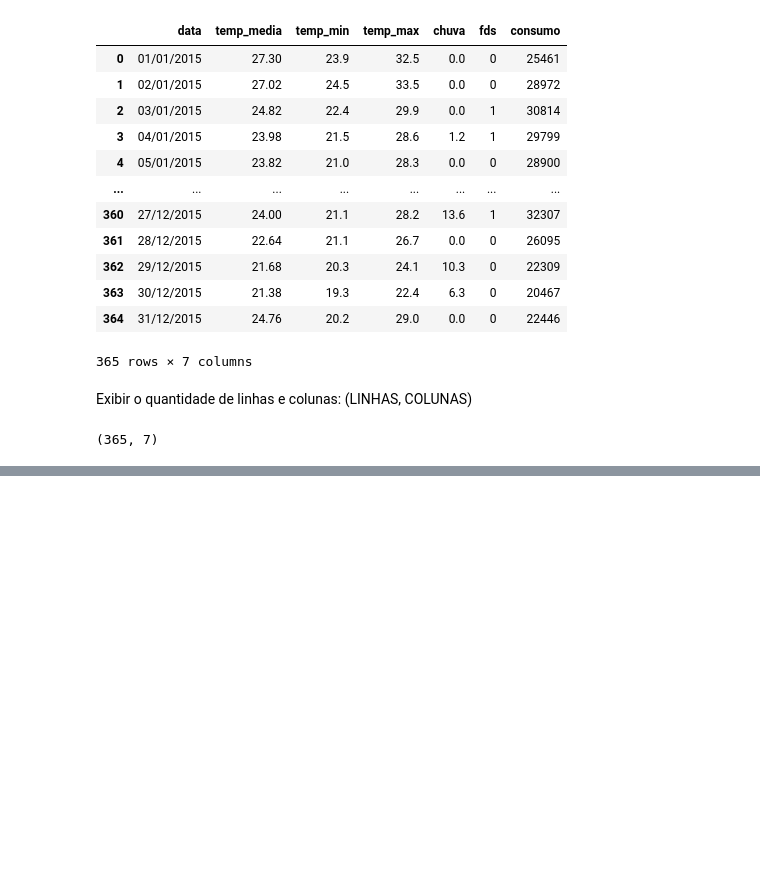
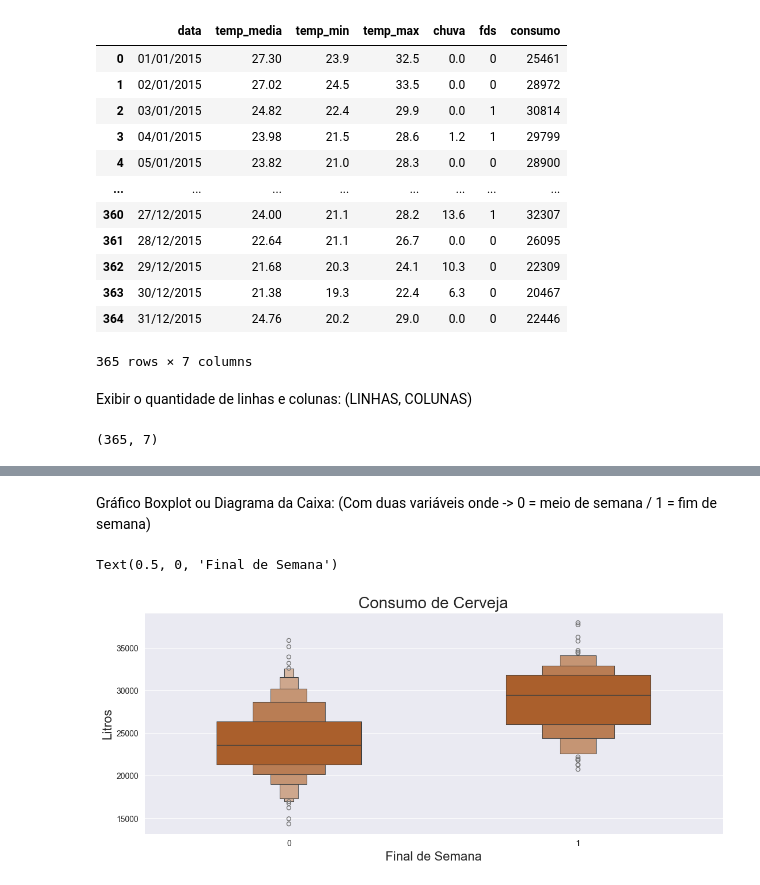
Before and after one commit to Pedrr01/ML_Estudos, a Jupyter notebook: Projeto01.ipynb, the cells around one changed output, grey strips where cells are left out. Saved outputs shown, nothing was run; the diff lists cells and outputs as text; code cells hidden in the pictures; blank space fills up the shorter version.

```diff
--- a/Projeto01.ipynb
+++ b/Projeto01.ipynb
@@ -39,0 +65,15 @@ dados.shape
+# %% [markdown]
+Gráfico Boxplot ou Diagrama da Caixa:
+(Com duas variáveis onde -> 0 = meio de semana / 1 = fim de semana)
+# %%
+sns.set_palette("Accent_r")
+sns.set_style("darkgrid")
+
+ax = sns.boxenplot(y="consumo", x="fds", data=dados, orient="v", width=0.5)
+ax.figure.set_size_inches(13, 5)
+ax.set_title("Consumo de Cerveja", fontsize=20)
+ax.set_ylabel("Litros", fontsize=16)
+ax.set_xlabel("Final de Semana", fontsize=16)
+# %% [output]
+Text(0.5, 0, 'Final de Semana')
+[figure, added]
```
Also changed, not shown: parts of 5 cells of this notebook.
